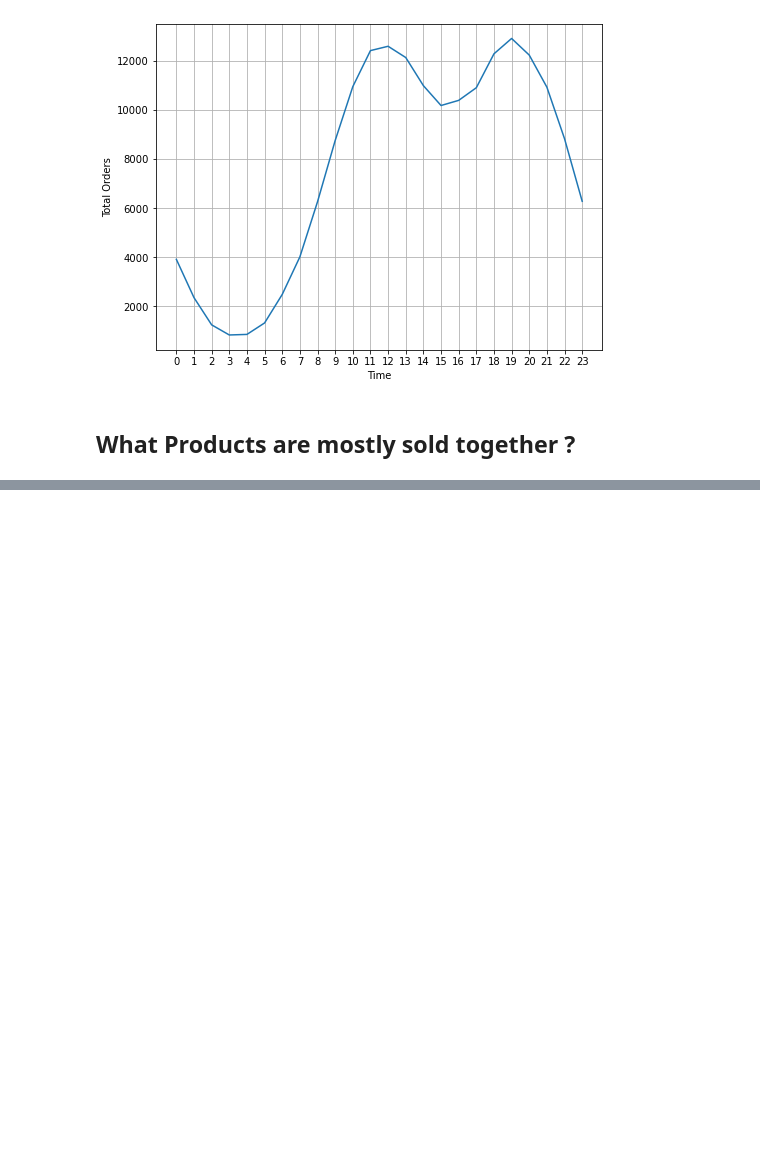
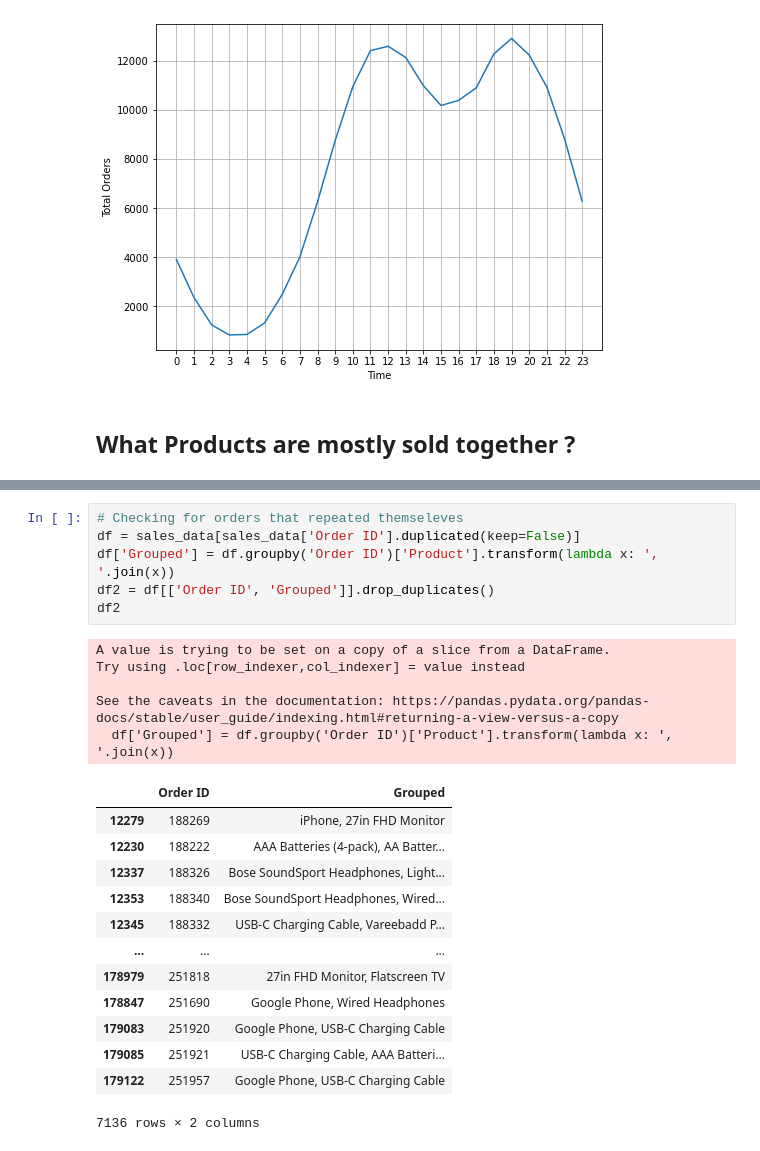
Before and after one commit to VinayakJha-1/Product_sales_analaysis, a Jupyter notebook: product_sales_analysis.ipynb, the cells around one changed output, grey strips where cells are left out. Drawn from its saved outputs; the diff is of its cells as text; blank space fills up the shorter version.

```diff
--- a/product_sales_analysis.ipynb
+++ b/product_sales_analysis.ipynb
@@ -234,2 +215,27 @@ sales_data["Order ID"].value_counts()
 259357    1
 Name: Order ID, Length: 178437, dtype: int64
+# %%
+# Checking for orders that repeated themseleves
+df = sales_data[sales_data['Order ID'].duplicated(keep=False)]
+df['Grouped'] = df.groupby('Order ID')['Product'].transform(lambda x: ', '.join(x))
+df2 = df[['Order ID', 'Grouped']].drop_duplicates()
+df2
+# %% [output]
+A value is trying to be set on a copy of a slice from a DataFrame.
+Try using .loc[row_indexer,col_indexer] = value instead
+
+See the caveats in the documentation: https://pandas.pydata.org/pandas-docs/stable/user_guide/indexing.html#returning-a-view-versus-a-copy
+  df['Grouped'] = df.groupby('Order ID')['Product'].transform(lambda x: ', '.join(x))
+|  | Order ID | Grouped |
+| 12279 | 188269 | iPhone, 27in FHD Monitor |
+| 12230 | 188222 | AAA Batteries (4-pack), AA Batter... |
+| 12337 | 188326 | Bose SoundSport Headphones, Light... |
+| 12353 | 188340 | Bose SoundSport Headphones, Wired... |
+| 12345 | 188332 | USB-C Charging Cable, Vareebadd P... |
+| ... | ... | ... |
+| 178979 | 251818 | 27in FHD Monitor, Flatscreen TV |
+| 178847 | 251690 | Google Phone, Wired Headphones |
+| 179083 | 251920 | Google Phone, USB-C Charging Cable |
+| 179085 | 251921 | USB-C Charging Cable, AAA Batteri... |
+| 179122 | 251957 | Google Phone, USB-C Charging Cable |
+7136 rows × 2 columns
```
Also changed, not shown: parts of 17 cells of this notebook.
